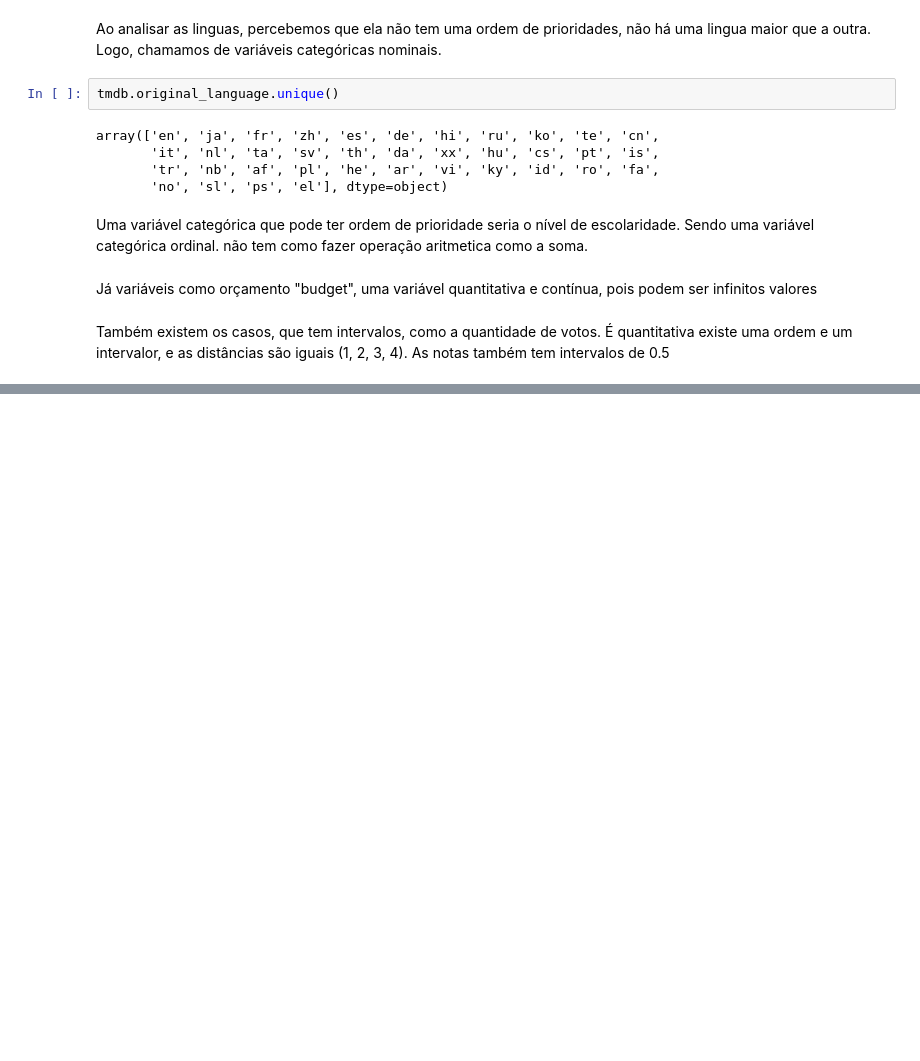
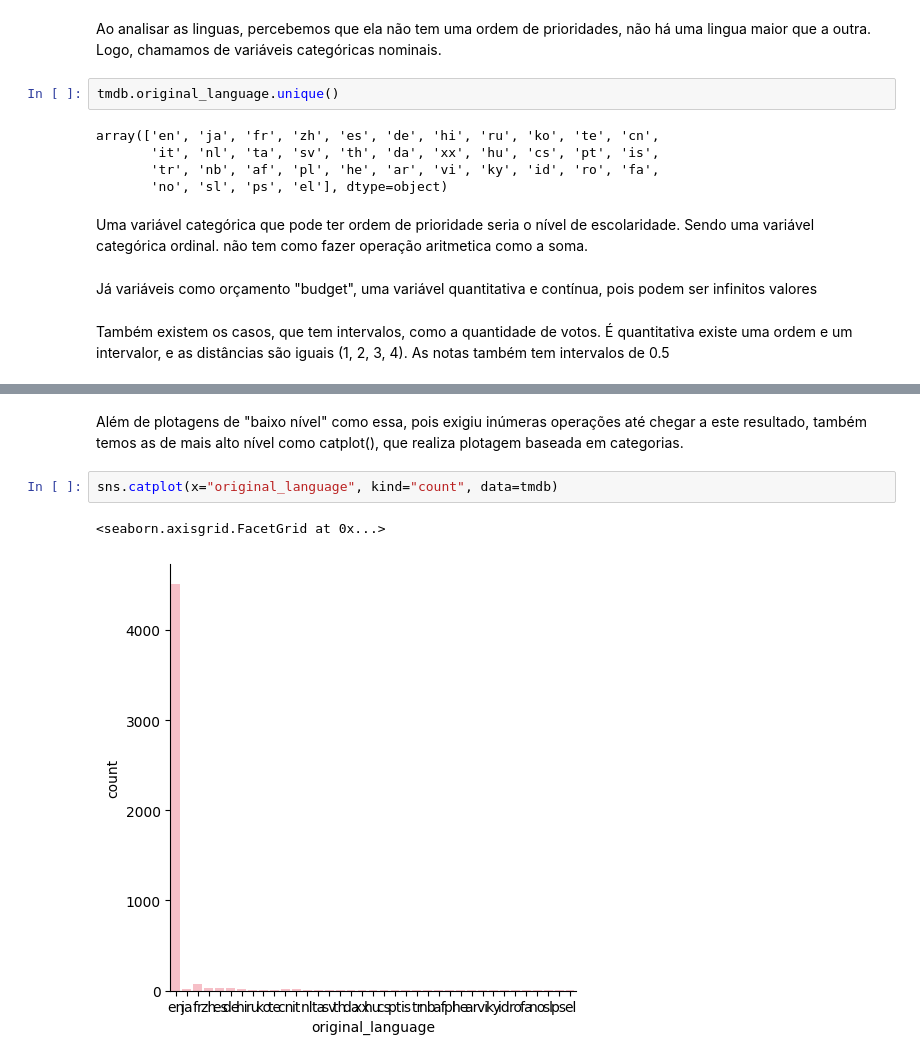
Before and after one commit to barbnrosa/data-science, a Jupyter notebook: analise-visualizacao-dados.ipynb, the cells around one changed output, grey strips where cells are left out. Drawn from its saved outputs; the diff is of its cells as text; blank space fills up the shorter version.

```diff
--- a/analise-visualizacao-dados.ipynb
+++ b/analise-visualizacao-dados.ipynb
@@ -363,0 +430,7 @@ As notas também tem intervalos de 0.5
+# %% [markdown]
+Além de plotagens de "baixo nível" como essa, pois exigiu inúmeras operações até chegar a este resultado, também temos as de mais alto nível como catplot(), que realiza plotagem baseada em categorias.
+# %%
+sns.catplot(x="original_language", kind="count", data=tmdb)
+# %% [output]
+<seaborn.axisgrid.FacetGrid at 0x...>
+[figure, added]
```
Also changed, not shown: parts of 21 cells of this notebook.
